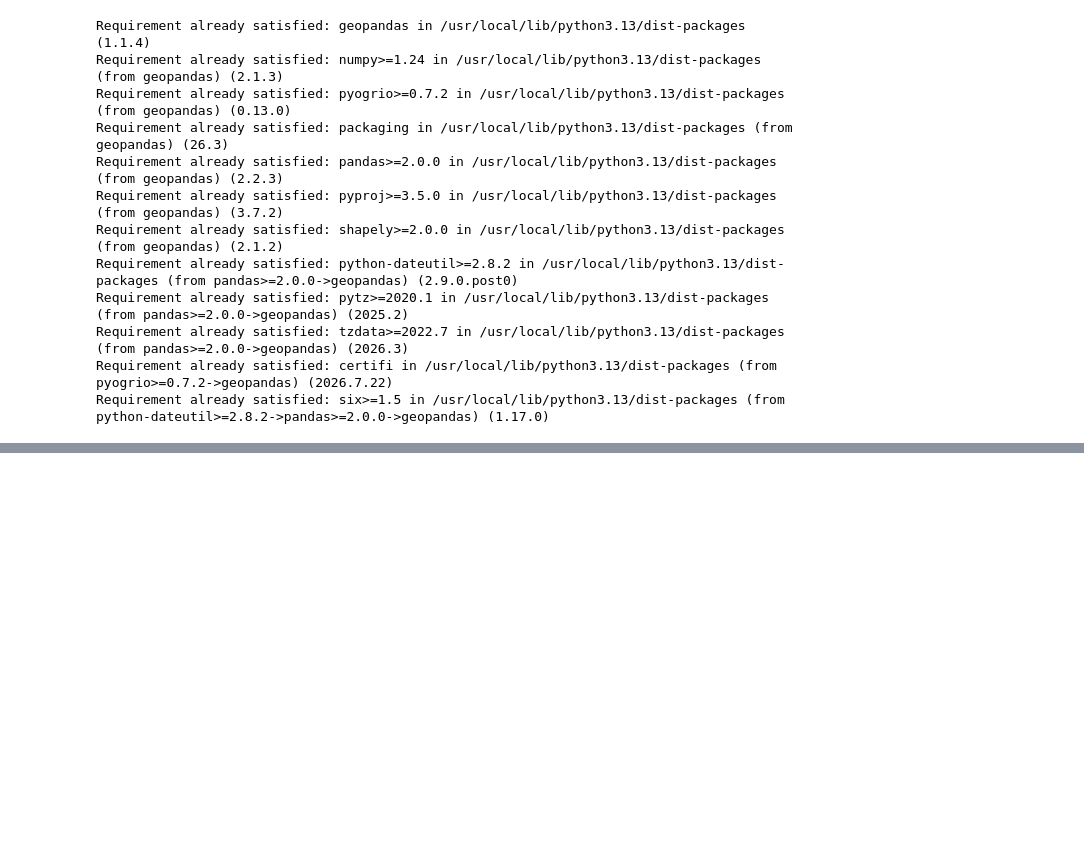
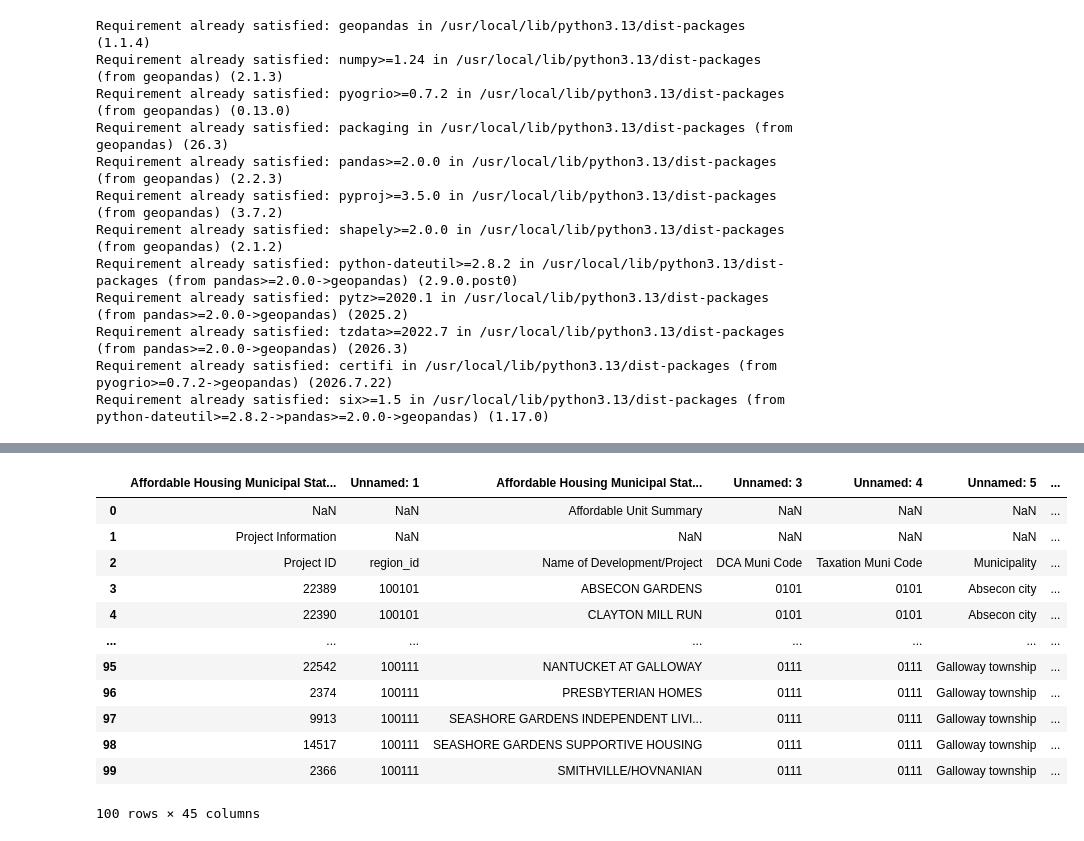
Before and after one commit to Anjanique-Knight/AjGIS, a Jupyter notebook: AffordableHousingNJCounties.ipynb, the cells around one changed output, grey strips where cells are left out. Cells and saved outputs as stored; diff of their text form; code cells hidden in the pictures; blank space fills up the shorter version.

```diff
--- a/AffordableHousingNJCounties.ipynb
+++ b/AffordableHousingNJCounties.ipynb
@@ -126,0 +254,18 @@ cb_2025_us_county_500k.plot(
+# %%
+!wget -q -O ahnj.xlsx https://github.com/Anjanique-Knight/AjGIS/raw/main/DCA-AHDataSummary.xlsx
+ahnj_df = pd.read_excel('DCA-AHDataSummary.xlsx')
+ahnj_df.head(100)
+# %% [output]
+|  | Affordable Housing Municipal Stat... | Unnamed: 1 | Affordable Housing Municipal Stat... | Unnamed: 3 | Unnamed: 4 | Unnamed: 5 | ... |
+| 0 | NaN | NaN | Affordable Unit Summary | NaN | NaN | NaN | ... |
+| 1 | Project Information | NaN | NaN | NaN | NaN | NaN | ... |
+| 2 | Project ID | region_id | Name of Development/Project | DCA Muni Code | Taxation Muni Code | Municipality | ... |
+| 3 | 22389 | 100101 | ABSECON GARDENS | 0101 | 0101 | Absecon city | ... |
+| 4 | 22390 | 100101 | CLAYTON MILL RUN | 0101 | 0101 | Absecon city | ... |
+| ... | ... | ... | ... | ... | ... | ... | ... |
+| 95 | 22542 | 100111 | NANTUCKET AT GALLOWAY | 0111 | 0111 | Galloway township | ... |
+| 96 | 2374 | 100111 | PRESBYTERIAN HOMES | 0111 | 0111 | Galloway township | ... |
+| 97 | 9913 | 100111 | SEASHORE GARDENS INDEPENDENT LIVI... | 0111 | 0111 | Galloway township | ... |
+| 98 | 14517 | 100111 | SEASHORE GARDENS SUPPORTIVE HOUSING | 0111 | 0111 | Galloway township | ... |
+| 99 | 2366 | 100111 | SMITHVILLE/HOVNANIAN | 0111 | 0111 | Galloway township | ... |
+100 rows × 45 columns
```
Also changed, not shown: parts of 21 cells of this notebook.
